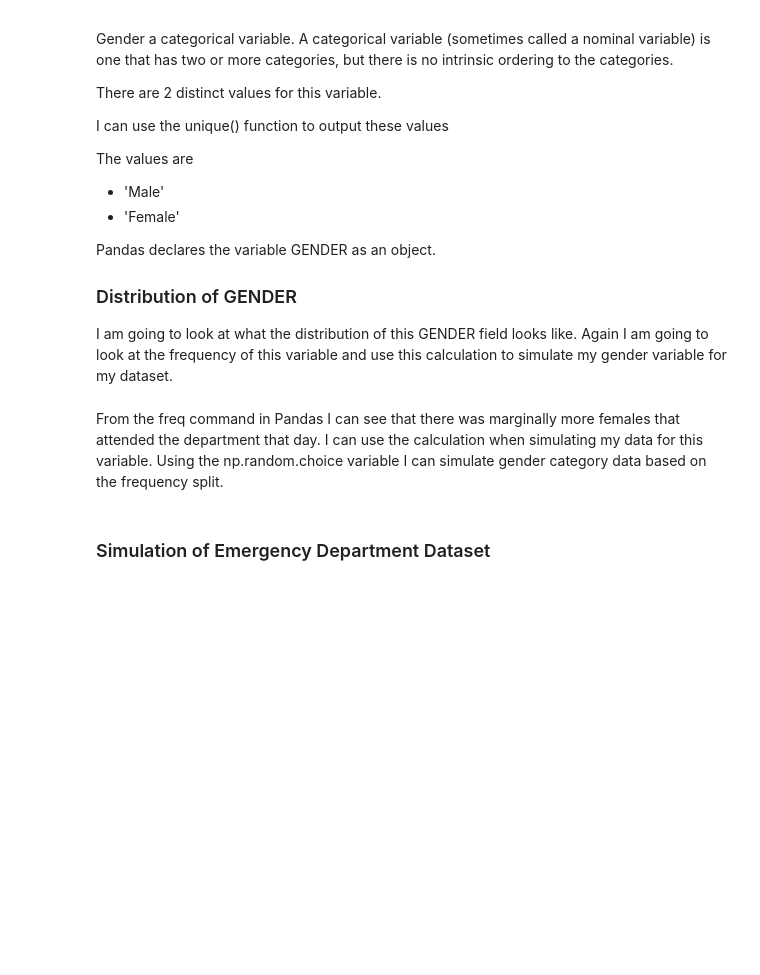
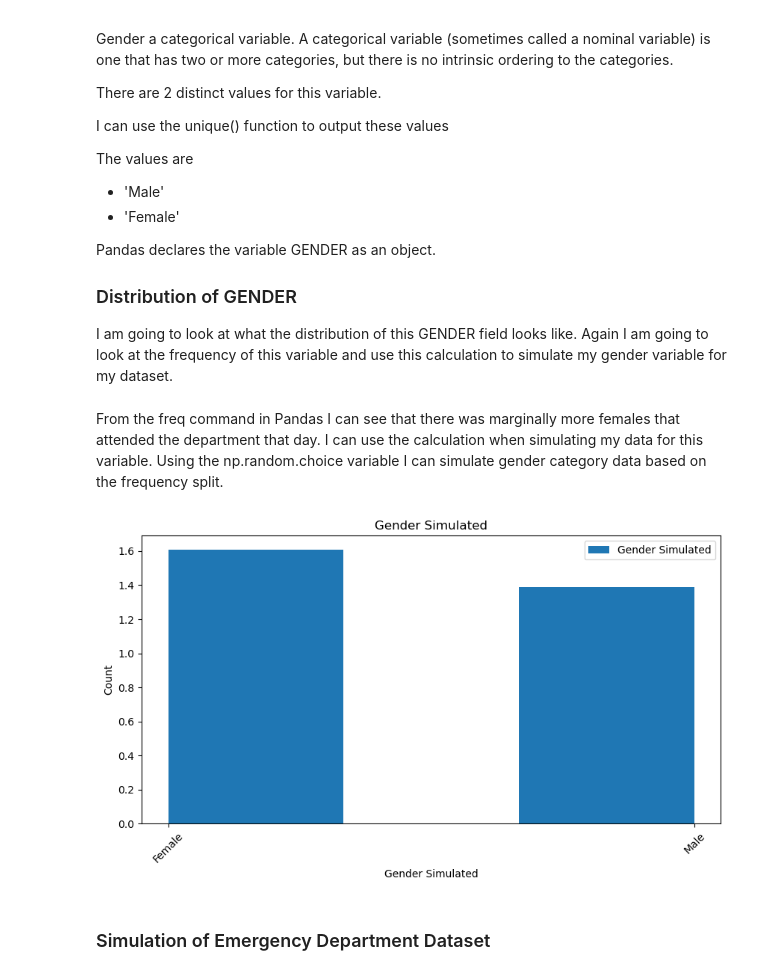
Before and after one commit to AudeAllen/PDA_Assignment, a Jupyter notebook: PDA_Assignment.ipynb, the cells around one changed output. Saved outputs shown, nothing was run; the diff lists cells and outputs as text; code cells hidden in the pictures; blank space fills up the shorter version.

```diff
--- a/PDA_Assignment.ipynb
+++ b/PDA_Assignment.ipynb
@@ -810,6 +809,22 @@ import numpy as np
 GENDER_arr = ['Female', 'Male' ]
 GENDER_arr1 = np.random.choice(GENDER_arr, 123, p=[0.552846, 0.447154])
 print (GENDER_arr1)
+# %%
+# Generate histogram for variable 'GENDER'
+
+plt.figure(figsize = (10, 5))
+plt.hist(GENDER_arr1, bins=3,density=True,  histtype='bar', stacked=True)
+plt.legend(['Gender Simulated'])
+plt.title("Gender Simulated")
+plt.xlabel("Gender Simulated")
+plt.ylabel("Count")
+plt.xticks(rotation=45)
+plt.xlabel("Gender Simulated", fontsize=10)
+plt.xticks(fontsize=10)
+plt.savefig('Images/Gender Simulated.png')# Save to PNG file in the Images folder
+plt.show()
+# %% [output]
+[figure, added]
 # %% [markdown]
 ### Simulation of Emergency Department Dataset
 # %%
```
Also changed, not shown: parts of 20 cells of this notebook, 12 other files.
